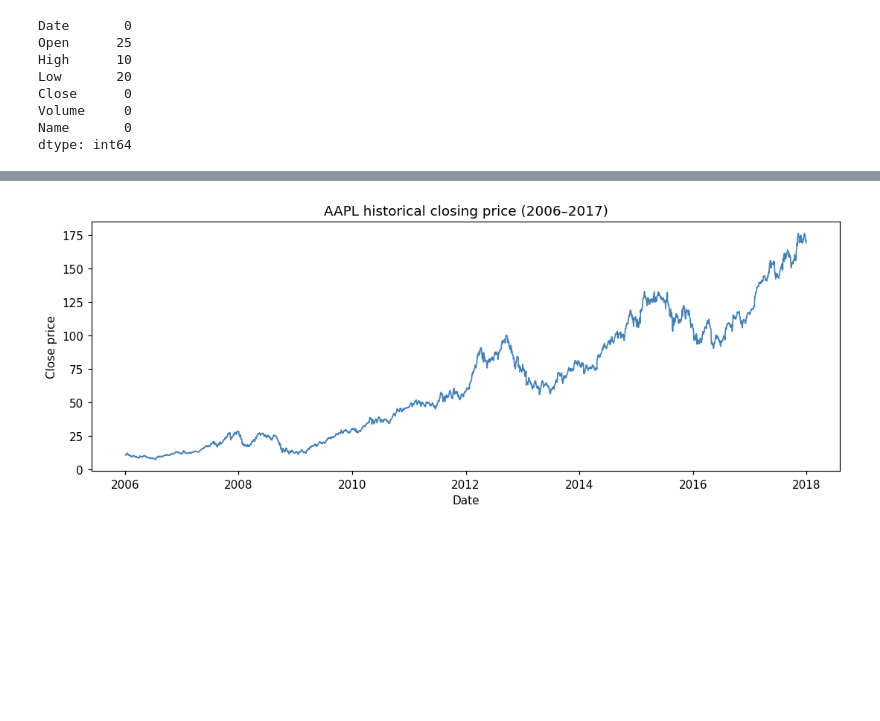
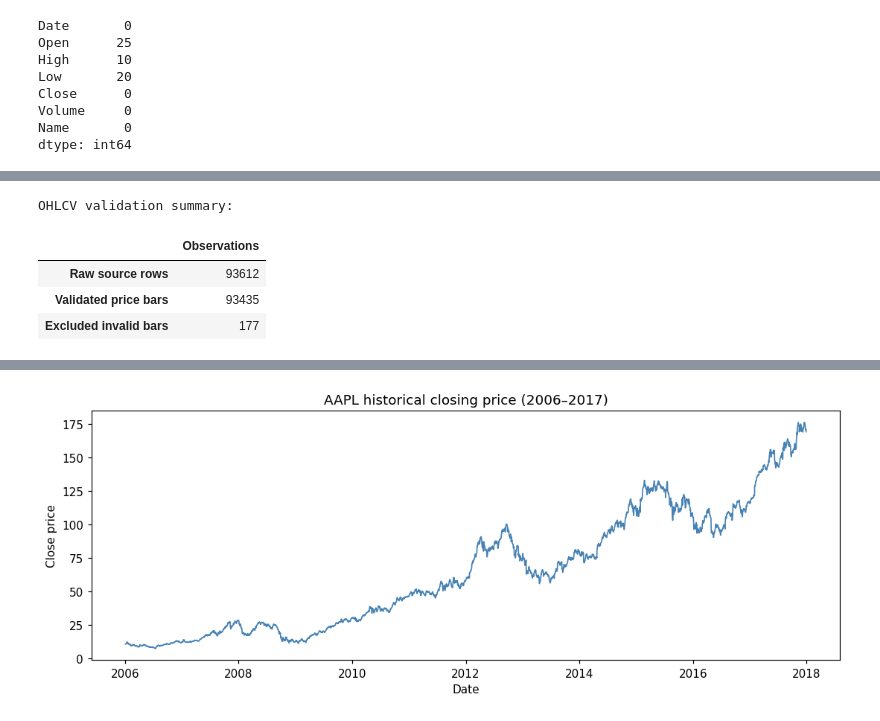
Before and after one commit to ryanrowe2/StockTradingAI-Project, a Jupyter notebook: notebooks/EDA_Preprocessing.ipynb, the cells around one changed output, grey strips where cells are left out. Drawn from its saved outputs; the diff is of its cells as text; code cells hidden in the pictures; blank space fills up the shorter version.

```diff
--- a/notebooks/EDA_Preprocessing.ipynb
+++ b/notebooks/EDA_Preprocessing.ipynb
@@ -78,0 +60,22 @@ plt.show()
+# %%
+# Apply the same data-quality rules as the modeling pipeline.
+from pathlib import Path
+import sys
+
+root = Path.cwd().resolve()
+if not (root / 'scripts').exists():
+    root = root.parent
+sys.path.insert(0, str(root))
+from scripts.data_processing import validate_bars
+
+cleaned = validate_bars(df)
+quality = pd.DataFrame({'Observations': [len(df), len(cleaned), len(df) - len(cleaned)]},
+                       index=['Raw source rows', 'Validated price bars', 'Excluded invalid bars'])
+print('OHLCV validation summary:')
+display(quality)
+# %% [output]
+OHLCV validation summary:
+|  | Observations |
+| Raw source rows | 93612 |
+| Validated price bars | 93435 |
+| Excluded invalid bars | 177 |
```
Also changed, not shown: parts of 11 cells of this notebook, 8 other files.
